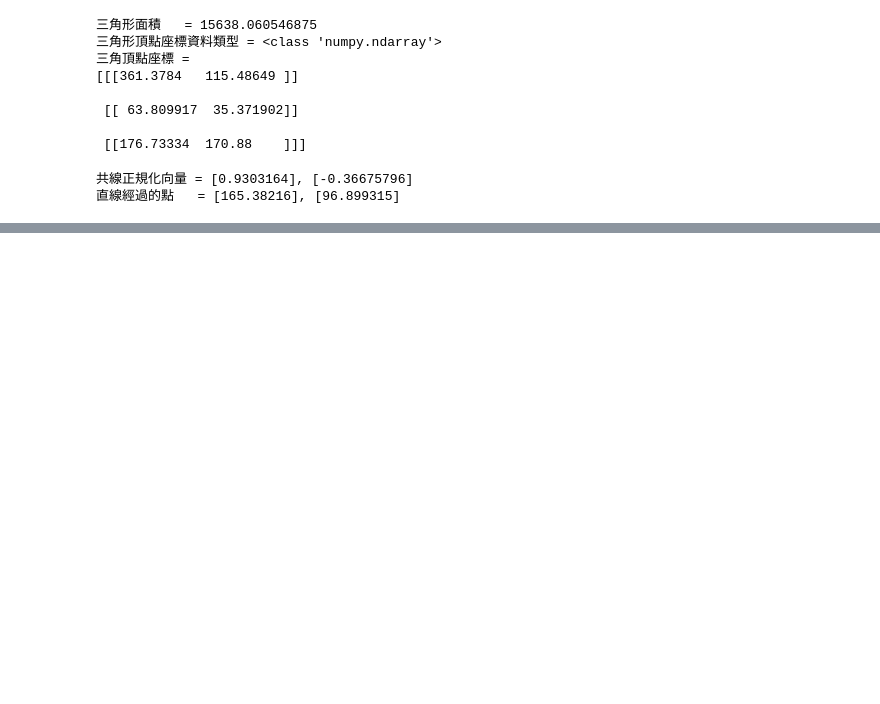
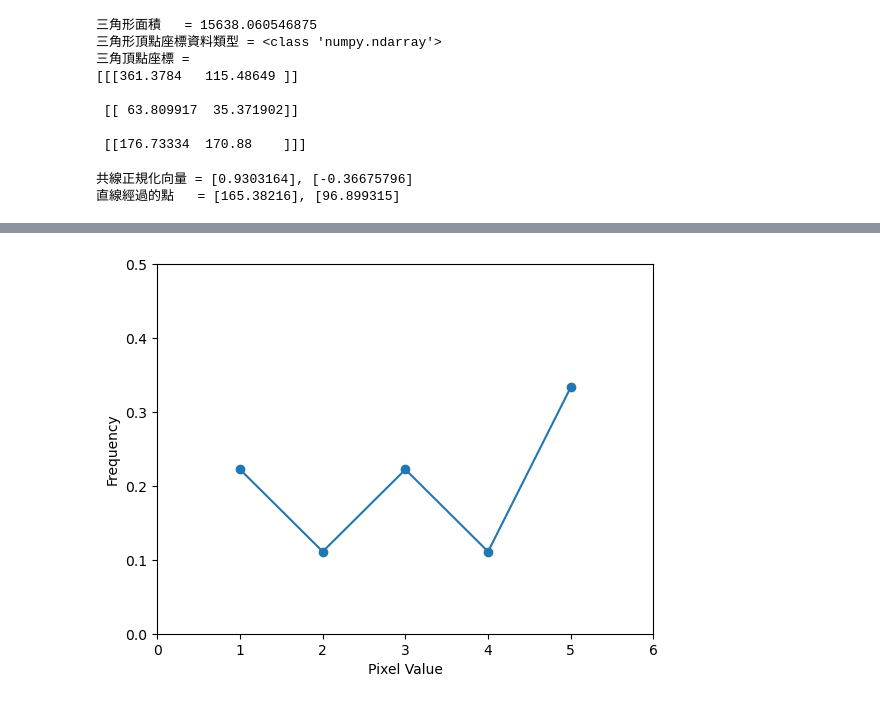
Before and after one commit to henry310101/Opcv20240410, a Jupyter notebook: OpenCV20240522.ipynb, the cells around one changed output, grey strips where cells are left out. Cells and saved outputs as stored; diff of their text form; code cells hidden in the pictures; blank space fills up the shorter version.

```diff
--- a/OpenCV20240522.ipynb
+++ b/OpenCV20240522.ipynb
@@ -272,0 +552,13 @@ cv2.destroyAllWindows()
+# %%
+# ch19_3.py
+import matplotlib.pyplot as plt
+
+seq = [1, 2, 3, 4, 5]               # 像素值
+freq = [2/9, 1/9, 2/9, 1/9, 3/9]    # 出現頻率
+plt.plot(seq, freq, "-o")           # 繪含標記的圖
+plt.axis([0, 6, 0, 0.5])            # 建立軸大小
+plt.xlabel("Pixel Value")           # 像素值
+plt.ylabel("Frequency")             # 出現頻率
+plt.show()
+# %% [output]
+[figure, added]
```
Also changed, not shown: parts of 20 cells of this notebook.
